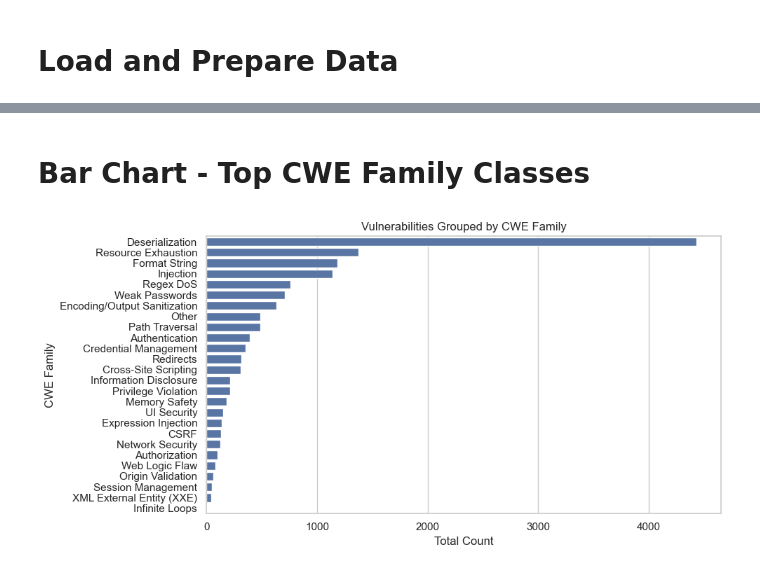
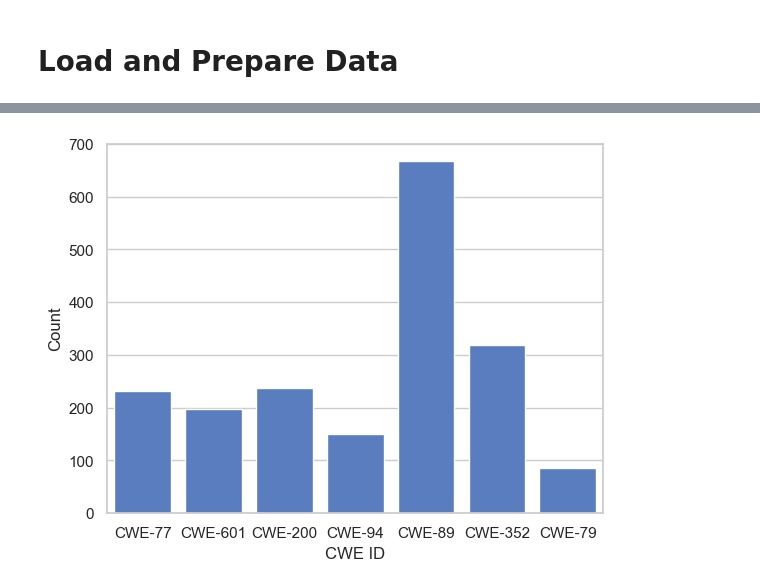
Before and after one commit to JakeHulme1/graphsec-detector, a Jupyter notebook: analysis/exploratory_analysis.ipynb, the cells around one changed output, grey strips where cells are left out. Cells and saved outputs as stored; diff of their text form; code cells hidden in the pictures.

Commit message:
begin exploratory data analysis

```diff
--- a/analysis/exploratory_analysis.ipynb
+++ b/analysis/exploratory_analysis.ipynb
@@ -6,14 +6,22 @@ import pandas as pd
 import matplotlib.pyplot as plt
 import seaborn as sns
 import os
+from pathlib import Path
 
-sns.set_theme(style="whitegrid", font_scale=1.0)
+sns.set_theme(style="whitegrid", palette="muted", font_scale=1.0)
 # %% [markdown]
 # Load and Prepare Data
 # %%
-with open("../datasets/processed/cwe_freq.json", "r") as f:
-    cwe_data = json.load(f)
+vudenc_stripped = Path("C:/Projects/graphsec-detector/datasets/vudenc/raw/vudenc_stripped.jsonl")
+vudenc_patched = Path("C:/Projects/graphsec-detector/datasets/vudenc/raw/vudenc_patched.jsonl")
 
-df = pd.DataFrame(cwe_data)
-df = df.sort_values("count", ascending=False).reset_index(drop=True)
+with open(vudenc_stripped, "r") as f:
+    stripped_data = [json.loads(line) for line in f]
+
+df_stripped = pd.DataFrame(stripped_data)
+
+with open(vudenc_patched, "r") as f:
+    patched_data = [json.loads(line) for line in f]
+
+df_patched = pd.DataFrame(patched_data)
 # %% [markdown]
@@ -50,21 +29,6 @@ plt.show()
-# %% [markdown]
-# Bar Chart - Top CWE Family Classes
-# %%
-with open("cwe_id_family_map.json", "r") as f:
-    cwe_id_fam_map = json.load(f)
-
-# Map families
-df["family"] = df["cwe_id"].map(cwe_id_fam_map).fillna("Other")
-
-# Group and plot
-family_df = df.groupby("family", as_index=False)["count"].sum().sort_values("count", ascending=False)
-
-plt.figure(figsize=(10, 5))
-sns.barplot(data=family_df, x="count", y="family")
-plt.title("Vulnerabilities Grouped by CWE Family")
-plt.xlabel("Total Count")
-plt.ylabel("CWE Family")
-plt.tight_layout()
-plt.show()
-# %% [output]
-[figure, removed]
+# %%
+ax = sns.countplot(data=df_stripped, x="cwe_id")
+ax.set(xlabel="CWE ID", ylabel="Count")
+plt.show()
+# %% [output]
+[figure, added]
```
Also changed, not shown: parts of 10 cells of this notebook, 1 other file.
